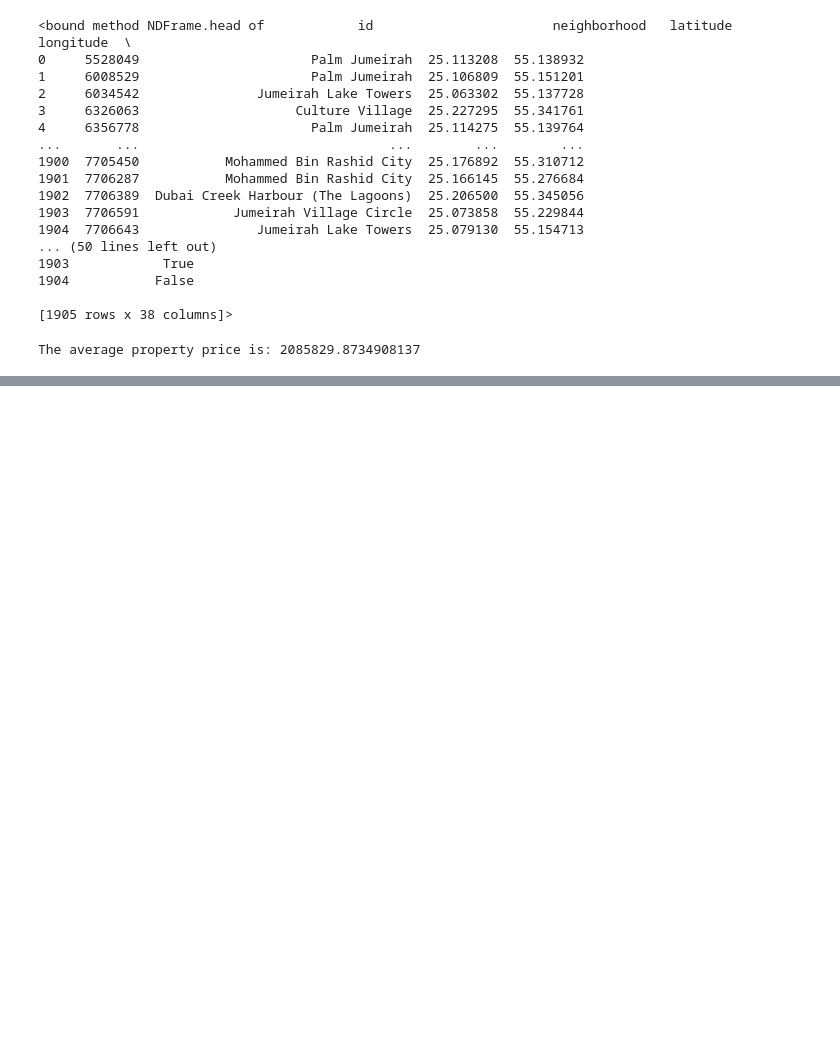
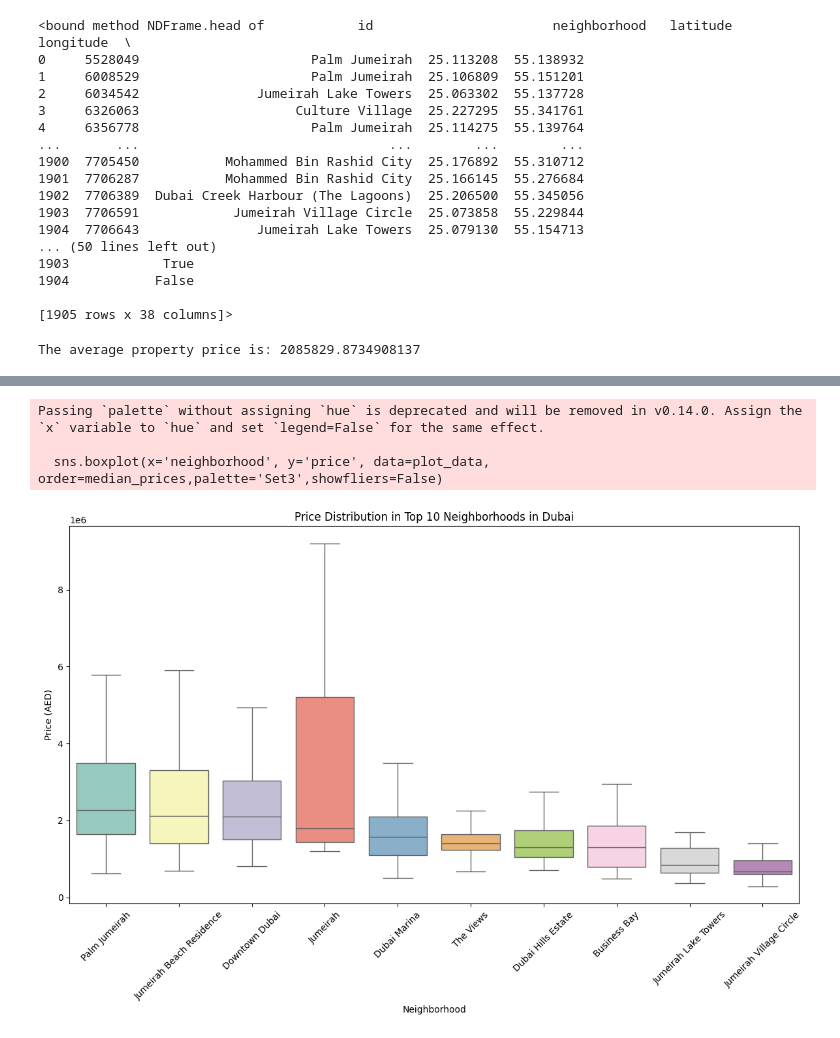
Before and after one commit to olliewh00/Dubai_Property_Analysis, a Jupyter notebook: main.ipynb, the cells around one changed output, grey strips where cells are left out. Saved outputs shown, nothing was run; the diff lists cells and outputs as text; code cells hidden in the pictures; blank space fills up the shorter version.

```diff
--- a/main.ipynb
+++ b/main.ipynb
@@ -49,0 +89,11 @@ KeyError: 'Quality'
+# %%
+top_10_neighborhoods = df['neighborhood'].value_counts().nlargest(10).index.tolist()
+df_top_10 = df[df['neighborhood'].isin(top_10_neighborhoods)].copy()
+
+median_prices_df = df_top_10.groupby('neighborhood')['price'].median().sort_values(ascending=False).reset_index()
+median_prices_df.columns = ['Neighborhood', 'Median Price']
+
+plot_data = df_top_10[['neighborhood', 'price']].copy()
+
+print("Top 10 Neighborhoods sorted by Median Price (descending):")
+print(median_prices_df.to_string(index=False))
@@ -49,0 +113,15 @@ KeyError: 'Quality'
+# %%
+%pip install seaborn
+import seaborn as sns
+
+plt.figure(figsize=(12,8))
+sns.boxplot(x='neighborhood', y='price', data=plot_data, order=median_prices,palette='Set3',showfliers=False)
+
+plt.title('Price Distribution in Top 10 Neighborhoods in Dubai')
+plt.xlabel('Neighborhood')
+plt.ylabel('Price (AED)')
+plt.xticks(rotation=45)
+plt.tight_layout()
+plt.savefig('price_distribution_top_10_neighborhoods.png')
+plt.show()
+# %% [output]
@@ -49,0 +147,4 @@ KeyError: 'Quality'
+Passing `palette` without assigning `hue` is deprecated and will be removed in v0.14.0. Assign the `x` variable to `hue` and set `legend=False` for the same effect.
+
+  sns.boxplot(x='neighborhood', y='price', data=plot_data, order=median_prices,palette='Set3',showfliers=False)
+[figure, added]
```
Also changed, not shown: parts of 17 cells of this notebook, 5 other files.
